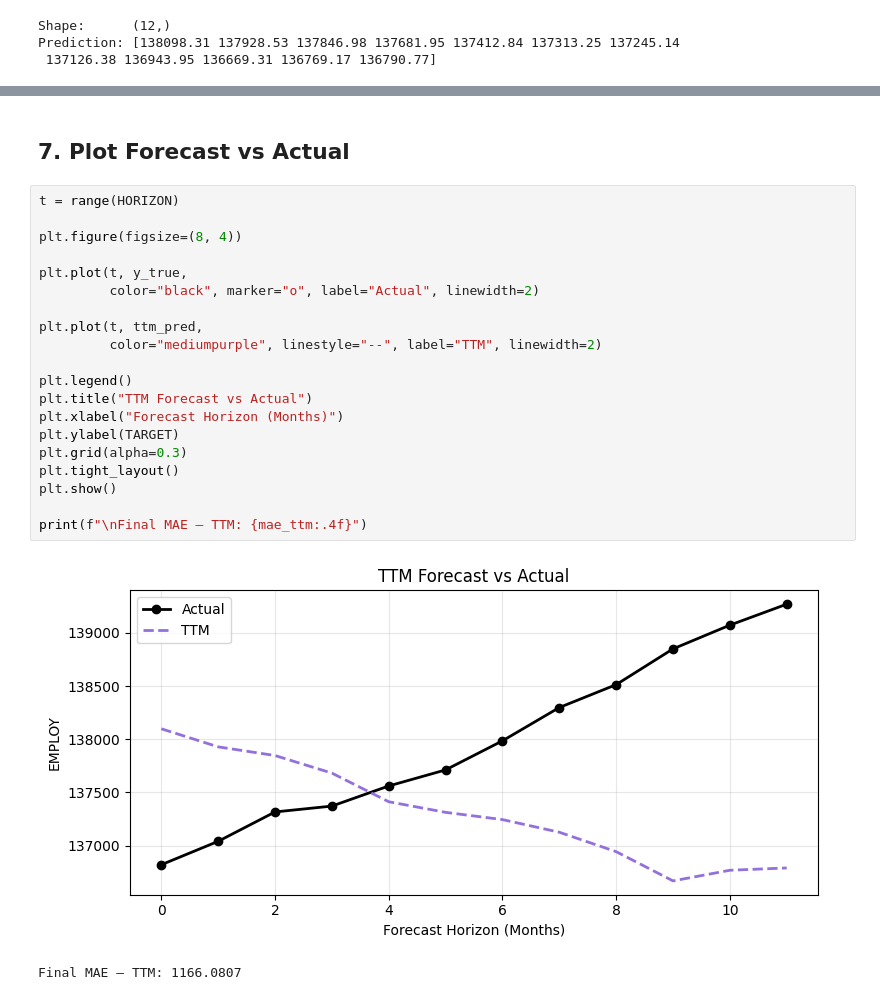
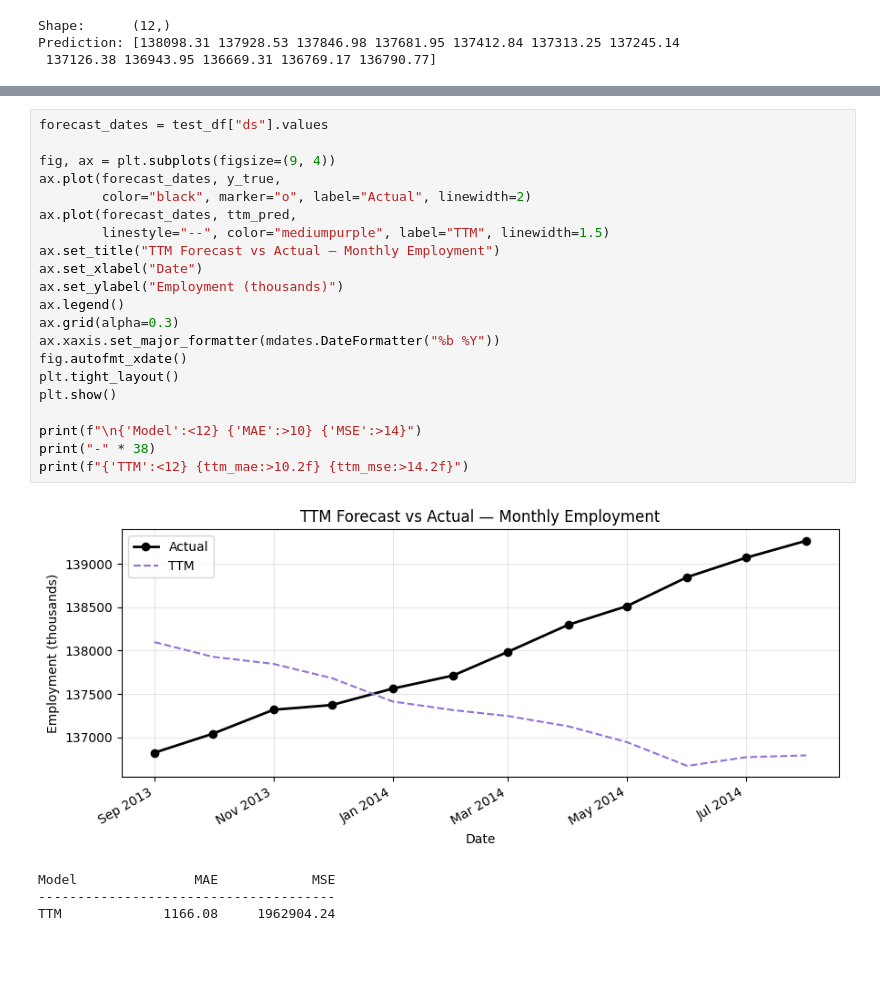
Before and after one commit to arsheyagourav/macro-ts-datasets, a Jupyter notebook: notebooks/ttm_experiment.ipynb, the cells around one changed output, grey strips where cells are left out. Cells and saved outputs as stored; diff of their text form; blank space fills up the shorter version.

```diff
--- a/notebooks/ttm_experiment.ipynb
+++ b/notebooks/ttm_experiment.ipynb
@@ -127,25 +140,26 @@ TTM MAE: 1166.0807
-# %% [markdown]
-## 7. Plot Forecast vs Actual
 # %%
-t = range(HORIZON)
+forecast_dates = test_df["ds"].values
 
-plt.figure(figsize=(8, 4))
-
-plt.plot(t, y_true,
-         color="black", marker="o", label="Actual", linewidth=2)
-
-plt.plot(t, ttm_pred,
-         color="mediumpurple", linestyle="--", label="TTM", linewidth=2)
-
-plt.legend()
-plt.title("TTM Forecast vs Actual")
-plt.xlabel("Forecast Horizon (Months)")
-plt.ylabel(TARGET)
-plt.grid(alpha=0.3)
+fig, ax = plt.subplots(figsize=(9, 4))
+ax.plot(forecast_dates, y_true,
+        color="black", marker="o", label="Actual", linewidth=2)
+ax.plot(forecast_dates, ttm_pred,
+        linestyle="--", color="mediumpurple", label="TTM", linewidth=1.5)
+ax.set_title("TTM Forecast vs Actual — Monthly Employment")
+ax.set_xlabel("Date")
+ax.set_ylabel("Employment (thousands)")
+ax.legend()
+ax.grid(alpha=0.3)
+ax.xaxis.set_major_formatter(mdates.DateFormatter("%b %Y"))
+fig.autofmt_xdate()
 plt.tight_layout()
 plt.show()
 
-print(f"\nFinal MAE — TTM: {mae_ttm:.4f}")
+print(f"\n{'Model':<12} {'MAE':>10} {'MSE':>14}")
+print("-" * 38)
+print(f"{'TTM':<12} {ttm_mae:>10.2f} {ttm_mse:>14.2f}")
 # %% [output]
-[figure, old version]
+[figure, new version]
-Final MAE — TTM: 1166.0807
+Model               MAE            MSE
+--------------------------------------
+TTM             1166.08     1962904.24
```
Also changed, not shown: parts of 17 cells of this notebook, 2 other files.
